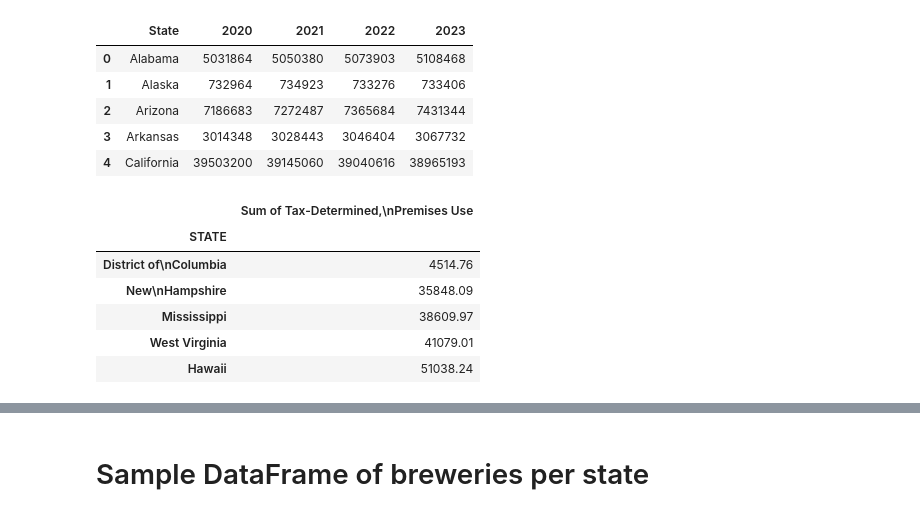
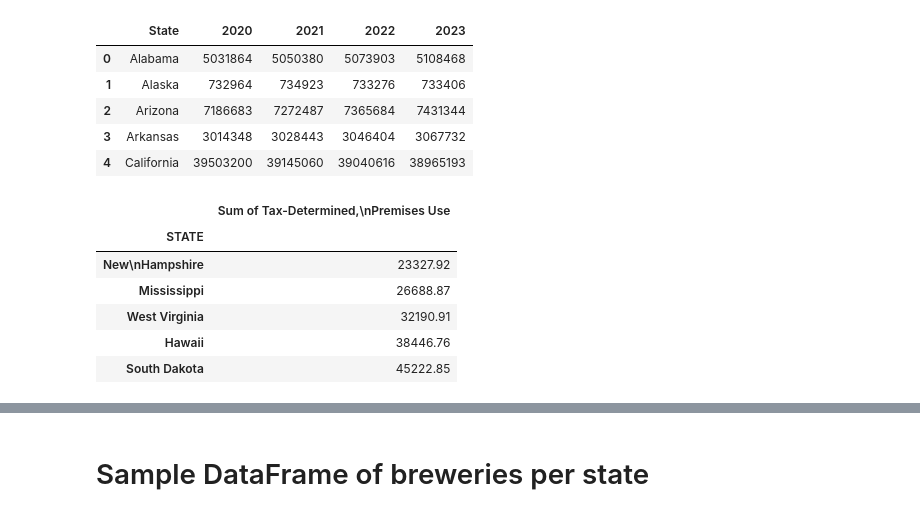
Before and after one commit to scorpionhand/Brewery_Project_One, a Jupyter notebook: Analysis/US_Beer_Analysis.ipynb, the cells around one changed output, grey strips where cells are left out. Cells and saved outputs as stored; diff of their text form; code cells hidden in the pictures.

```diff
--- a/Analysis/US_Beer_Analysis.ipynb
+++ b/Analysis/US_Beer_Analysis.ipynb
@@ -53,24 +62,24 @@ State_Population_Report_df.head()
 | 4 | California | 39503200 | 39145060 | 39040616 | 38965193 |
 # %%
 # Read CSV Production File
-State_Production_Report_file = Path("../Data/TTB_Quarterly_Rpt/State_Beer_Report_2019-2023.csv")
+State_Production_Report_file = Path("../Data/TTB_Quarterly_Rpt/State_Beer_Report_2020-2023.csv")
 State_Production_Report_df = pd.read_csv(State_Production_Report_file)
 
 top_ten_states = State_Production_Report_df.groupby(['STATE'])['Sum of Tax-Determined,\nPremises Use'].sum()
 State_Production_grouped_df = top_ten_states.reset_index()
 top_ten_states = top_ten_states.sort_values(ascending=False)
 bottom_ten_states = pd.DataFrame(top_ten_states.sort_values(ascending=True))
 top_ten_states = pd.DataFrame(top_ten_states.head(10).reset_index())
 
 bottom_ten_states.head()
 # %% [output]
 |  | Sum of Tax-Determined,\nPremises Use |
 | STATE |  |
-| District of\nColumbia | 4514.76 |
-| New\nHampshire | 35848.09 |
-| Mississippi | 38609.97 |
-| West Virginia | 41079.01 |
-| Hawaii | 51038.24 |
+| New\nHampshire | 23327.92 |
+| Mississippi | 26688.87 |
+| West Virginia | 32190.91 |
+| Hawaii | 38446.76 |
+| South Dakota | 45222.85 |
 # %%
 np.seterr(divide='ignore', invalid='ignore')
 popspan_2020_2023_df = pd.DataFrame({'State':[],'Population 2020 to 2023':[], 'Gallons Consumed Per Capita':[], 'Tax Per Gallon':[]})
```
Also changed, not shown: parts of 19 cells of this notebook, 18 other files.
